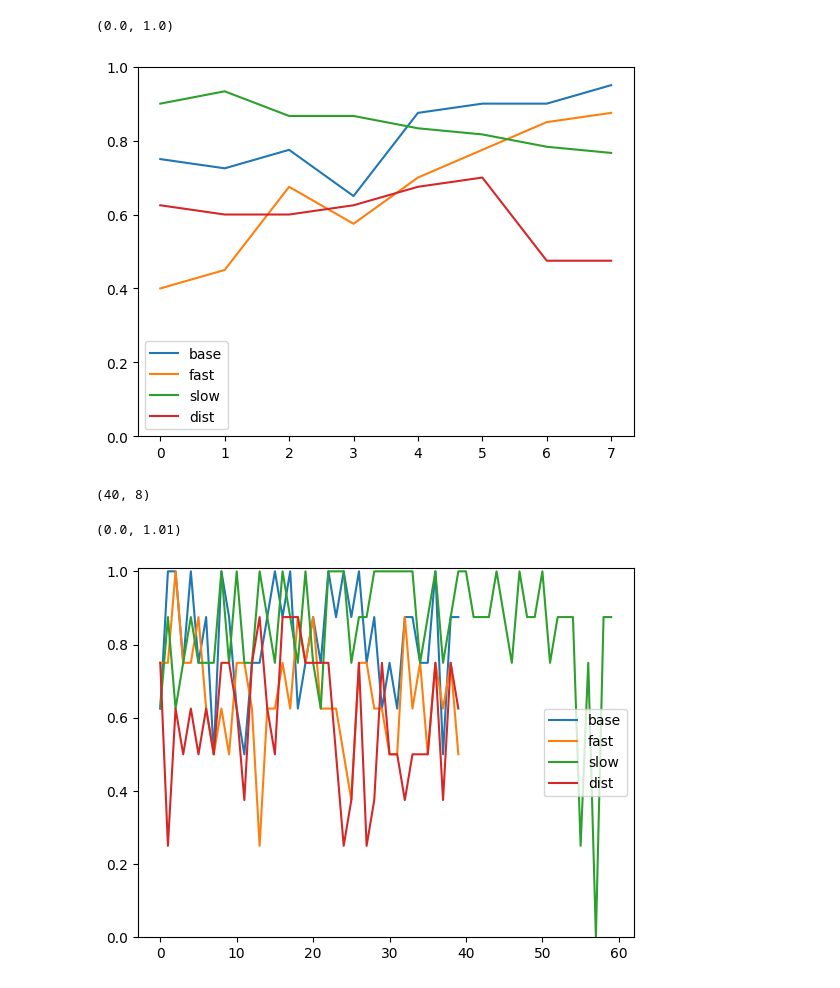
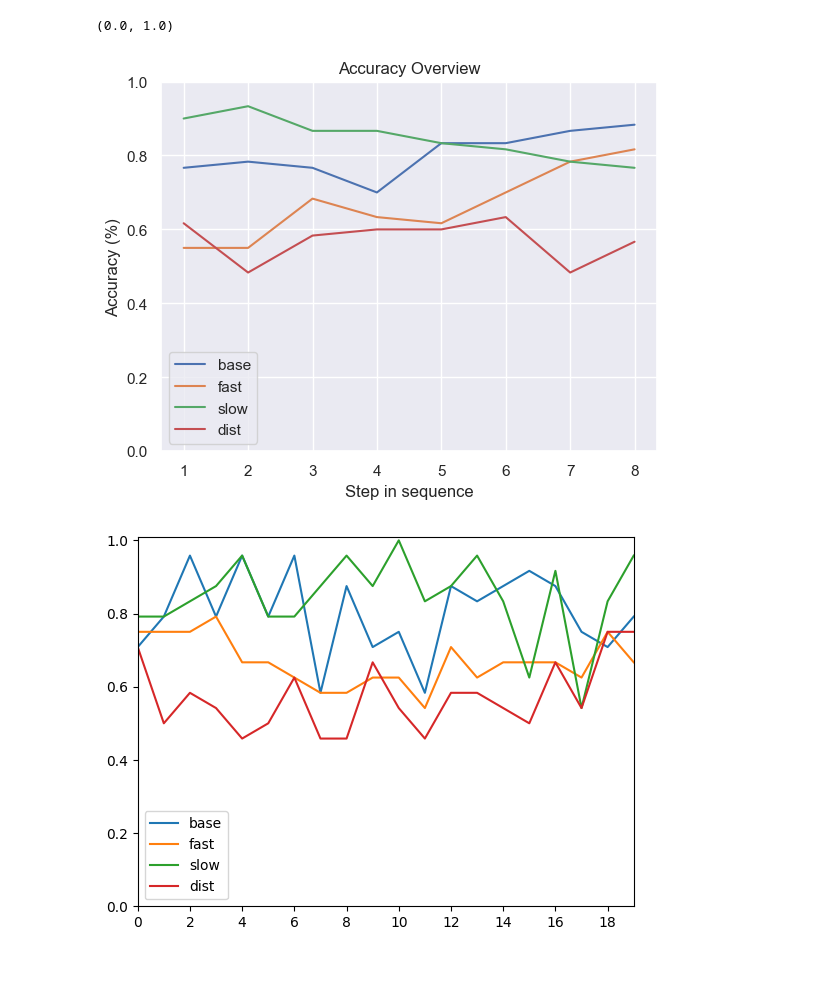
Before and after one commit to CarlaZdravkovicHugod/recall_miniproject_02464, a Jupyter notebook: free_recall/free_recall_analysis.ipynb, the cells around one changed output. Saved outputs shown, nothing was run; the diff lists cells and outputs as text; code cells hidden in the pictures.

Commit message:
updated plots

```diff
--- a/free_recall/free_recall_analysis.ipynb
+++ b/free_recall/free_recall_analysis.ipynb
@@ -6,54 +6,56 @@ from matplotlib import pyplot as plt
 base = pd.concat([
     pd.read_csv("free_recall_baseline_alex.csv"),
     pd.read_csv("free_recall_baseline_carla.csv"),
+    pd.read_csv("free_recall_baseline_bertram.csv"),
 ]).reset_index()
 
 fast = pd.concat([
+    pd.read_csv("free_recall_fast_05_alex.csv"),
     pd.read_csv("free_recall_fast_05_carla.csv"),
-    pd.read_csv("free_recall_fast_05_alex.csv"),
+    pd.read_csv("free_recall_fast_bertram.csv"),
 ]).reset_index()
 
 slow = pd.concat([
-    pd.read_csv("free_recall_runs_slow4_bertram.csv"),
     pd.read_csv("free_recall_runs_slow4_alex.csv"),
     pd.read_csv("free_recall_runs_slow4_carla.csv"),
+    pd.read_csv("free_recall_runs_slow4_bertram.csv"),
 ]).reset_index()
 
 dist = pd.concat([
+    pd.read_csv("free_recall_with_distraction_alex.csv"),
     pd.read_csv("free_recall_with_distraction_carla.csv"),
-    pd.read_csv("free_recall_with_distraction_alex.csv"),
+    pd.read_csv("free_recall_with_distraction_bertram.csv"),
 ]).reset_index()
 # %%
 def get_bools(df):
     lister = []
     for i in range(len(df)):
         true_list = np.isin(np.array(df["shown_words"][i].split(",")), np.array(df["recalled_words"][i].split(","))).astype(np.int32)
         lister.append(true_list)
 
     lister = np.array(lister)
     return lister
 
 labels = ["base", "fast", "slow", "dist"]
 tests = [base, fast, slow, dist]
 for i, test in enumerate(tests):
-    plt.plot(get_bools(test).mean(0), label=labels[i])
+    plt.plot(range(1,9),get_bools(test).mean(0), label=labels[i])
 plt.legend()
+plt.title("Accuracy Overview")
+plt.xlabel("Step in sequence")
+plt.ylabel("Accuracy (%)")
 plt.ylim(0, 1)
 # %% [output]
 (0.0, 1.0)
-[figure, old version]
+[figure, new version]
-# %%
-get_bools(test).shape
-# %% [output]
-(40, 8)
 # %%
 labels = ["base", "fast", "slow", "dist"]
 tests = [base, fast, slow, dist]
 for i, test in enumerate(tests):
-    plt.plot(get_bools(test).mean(1), label=labels[i])
+    plt.plot(get_bools(test).reshape((-1,20,8)).mean((0,2)), label=labels[i])
 plt.legend()
 plt.ylim(0, 1.01)
-# plt.xlim(40,60)
+plt.xlim(0,19)
+plt.xticks(range(20)[::2]);
 # %% [output]
-(0.0, 1.01)
-[figure, old version]
+[figure, new version]
```
Also changed, not shown: parts of 2 cells of this notebook.
